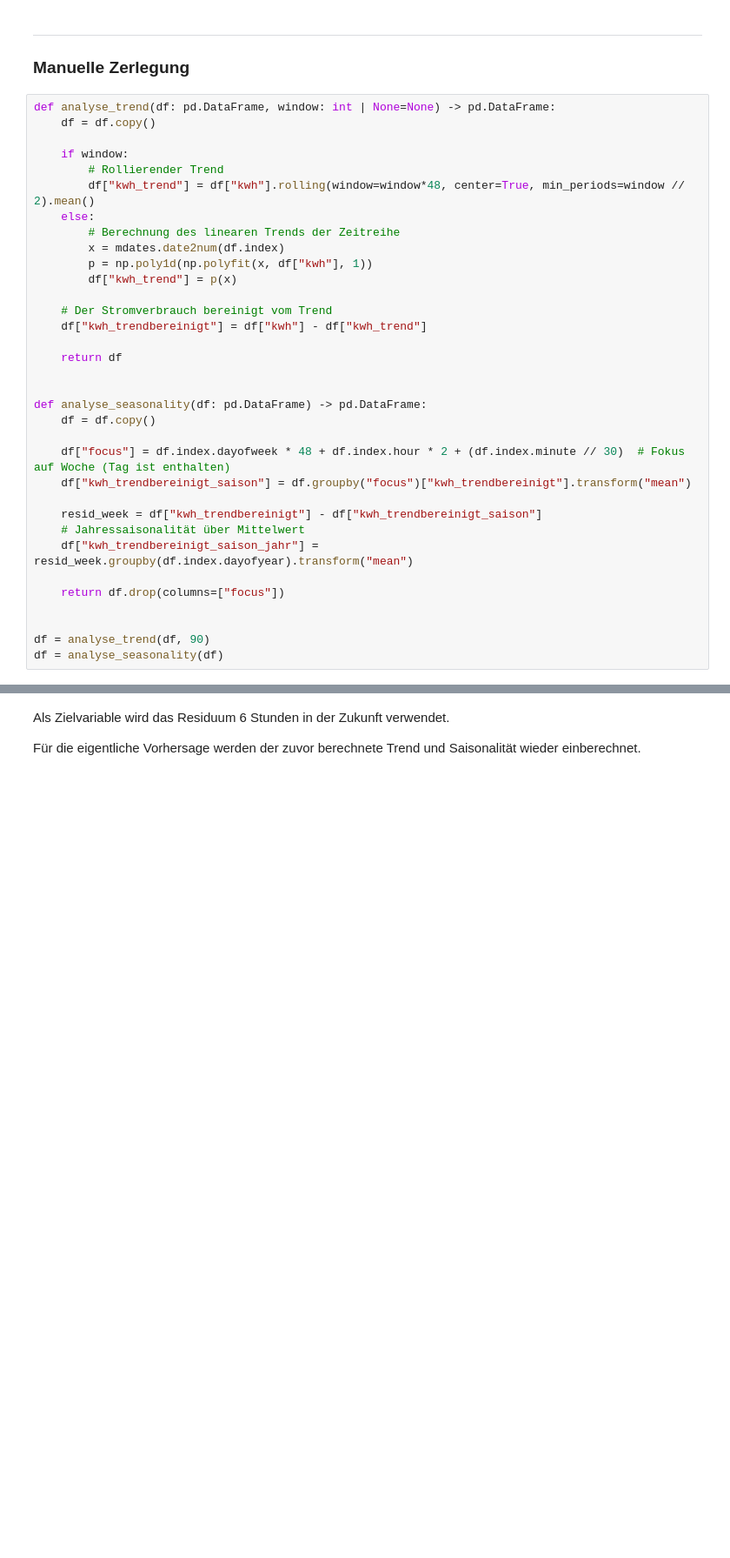
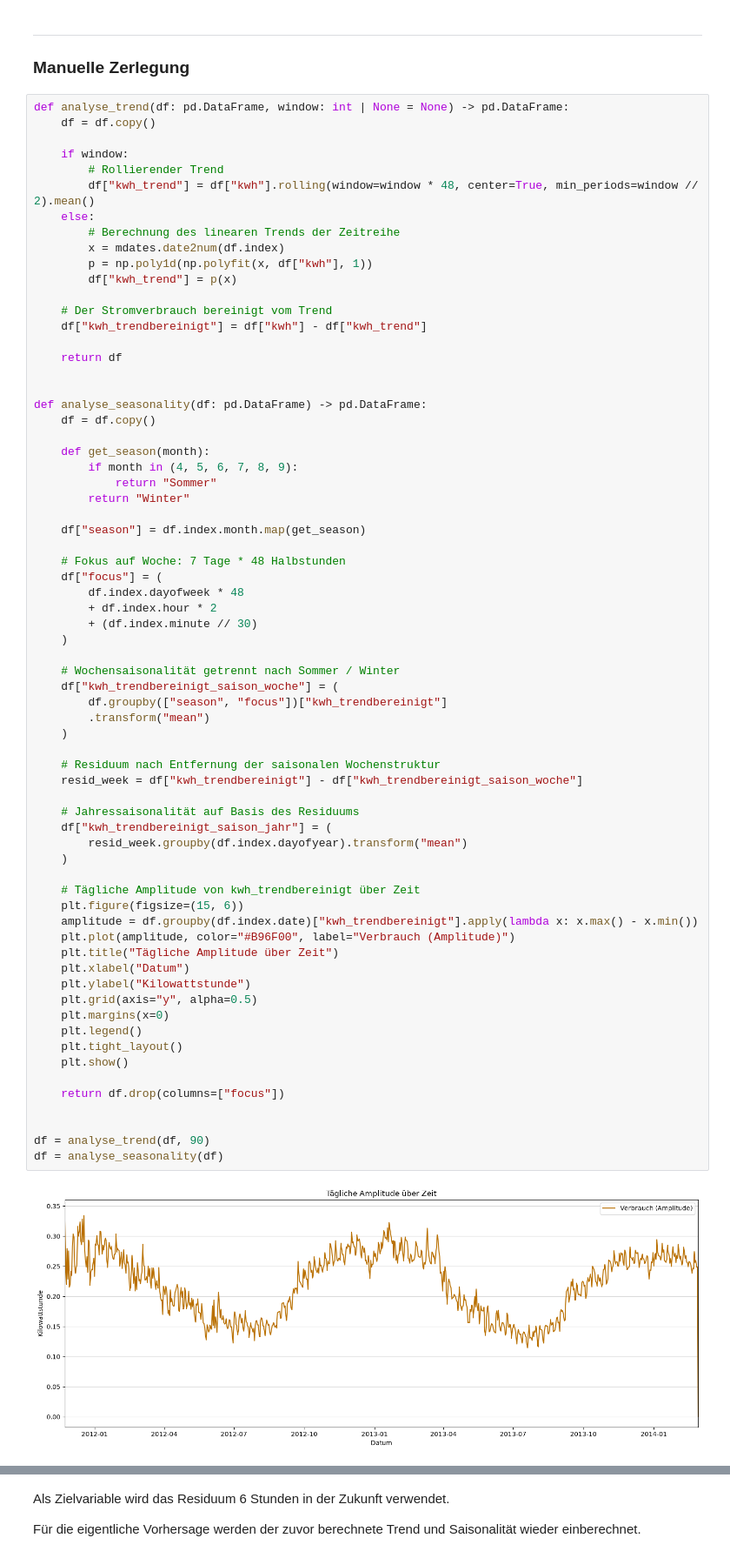
Before and after one commit to vasv1011/semester-3-projekte, a Jupyter notebook: Abgabe 3/analyse_sv.ipynb, the cells around one changed output, grey strips where cells are left out. Shown at 87% size. Drawn from its saved outputs; the diff is of its cells as text; blank space fills up the shorter version.

```diff
--- a/Abgabe 3/analyse_sv.ipynb
+++ b/Abgabe 3/analyse_sv.ipynb
@@ -122,36 +122,72 @@ plots_acf_pacf(decomposition.resid)
 
 ### Manuelle Zerlegung
 # %%
-def analyse_trend(df: pd.DataFrame, window: int | None=None) -> pd.DataFrame:
+def analyse_trend(df: pd.DataFrame, window: int | None = None) -> pd.DataFrame:
     df = df.copy()
 
     if window:
         # Rollierender Trend
-        df["kwh_trend"] = df["kwh"].rolling(window=window*48, center=True, min_periods=window // 2).mean()
+        df["kwh_trend"] = df["kwh"].rolling(window=window * 48, center=True, min_periods=window // 2).mean()
     else:
         # Berechnung des linearen Trends der Zeitreihe
         x = mdates.date2num(df.index)
         p = np.poly1d(np.polyfit(x, df["kwh"], 1))
         df["kwh_trend"] = p(x)
 
     # Der Stromverbrauch bereinigt vom Trend
     df["kwh_trendbereinigt"] = df["kwh"] - df["kwh_trend"]
 
     return df
 
 
 def analyse_seasonality(df: pd.DataFrame) -> pd.DataFrame:
     df = df.copy()
 
-    df["focus"] = df.index.dayofweek * 48 + df.index.hour * 2 + (df.index.minute // 30)  # Fokus auf Woche (Tag ist enthalten)
-    df["kwh_trendbereinigt_saison"] = df.groupby("focus")["kwh_trendbereinigt"].transform("mean")
+    def get_season(month):
+        if month in (4, 5, 6, 7, 8, 9):
+            return "Sommer"
+        return "Winter"
 
-    resid_week = df["kwh_trendbereinigt"] - df["kwh_trendbereinigt_saison"]
-    # Jahressaisonalität über Mittelwert
-    df["kwh_trendbereinigt_saison_jahr"] = resid_week.groupby(df.index.dayofyear).transform("mean")
+    df["season"] = df.index.month.map(get_season)
+
+    # Fokus auf Woche: 7 Tage * 48 Halbstunden
+    df["focus"] = (
+        df.index.dayofweek * 48
+        + df.index.hour * 2
+        + (df.index.minute // 30)
+    )
+
+    # Wochensaisonalität getrennt nach Sommer / Winter
+    df["kwh_trendbereinigt_saison_woche"] = (
+        df.groupby(["season", "focus"])["kwh_trendbereinigt"]
+        .transform("mean")
+    )
+
+    # Residuum nach Entfernung der saisonalen Wochenstruktur
+    resid_week = df["kwh_trendbereinigt"] - df["kwh_trendbereinigt_saison_woche"]
+
+    # Jahressaisonalität auf Basis des Residuums
+    df["kwh_trendbereinigt_saison_jahr"] = (
+        resid_week.groupby(df.index.dayofyear).transform("mean")
+    )
+
+    # Tägliche Amplitude von kwh_trendbereinigt über Zeit
+    plt.figure(figsize=(15, 6))
+    amplitude = df.groupby(df.index.date)["kwh_trendbereinigt"].apply(lambda x: x.max() - x.min())
+    plt.plot(amplitude, color="#B96F00", label="Verbrauch (Amplitude)")
+    plt.title("Tägliche Amplitude über Zeit")
+    plt.xlabel("Datum")
+    plt.ylabel("Kilowattstunde")
+    plt.grid(axis="y", alpha=0.5)
+    plt.margins(x=0)
+    plt.legend()
+    plt.tight_layout()
+    plt.show()
 
     return df.drop(columns=["focus"])
 
 
 df = analyse_trend(df, 90)
 df = analyse_seasonality(df)
+# %% [output]
+[figure, added]
```
Also changed, not shown: parts of 8 cells of this notebook, 1 other file.
